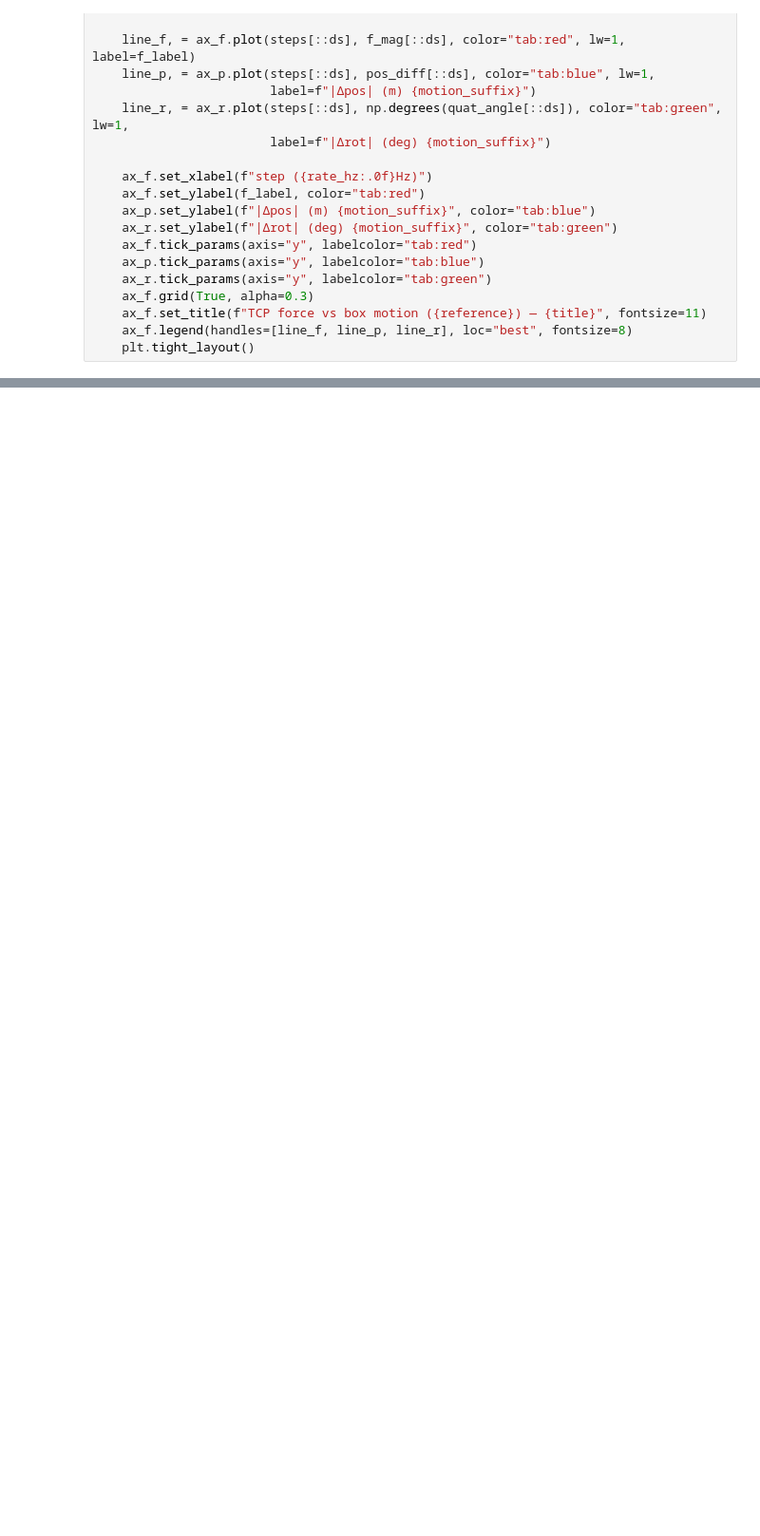
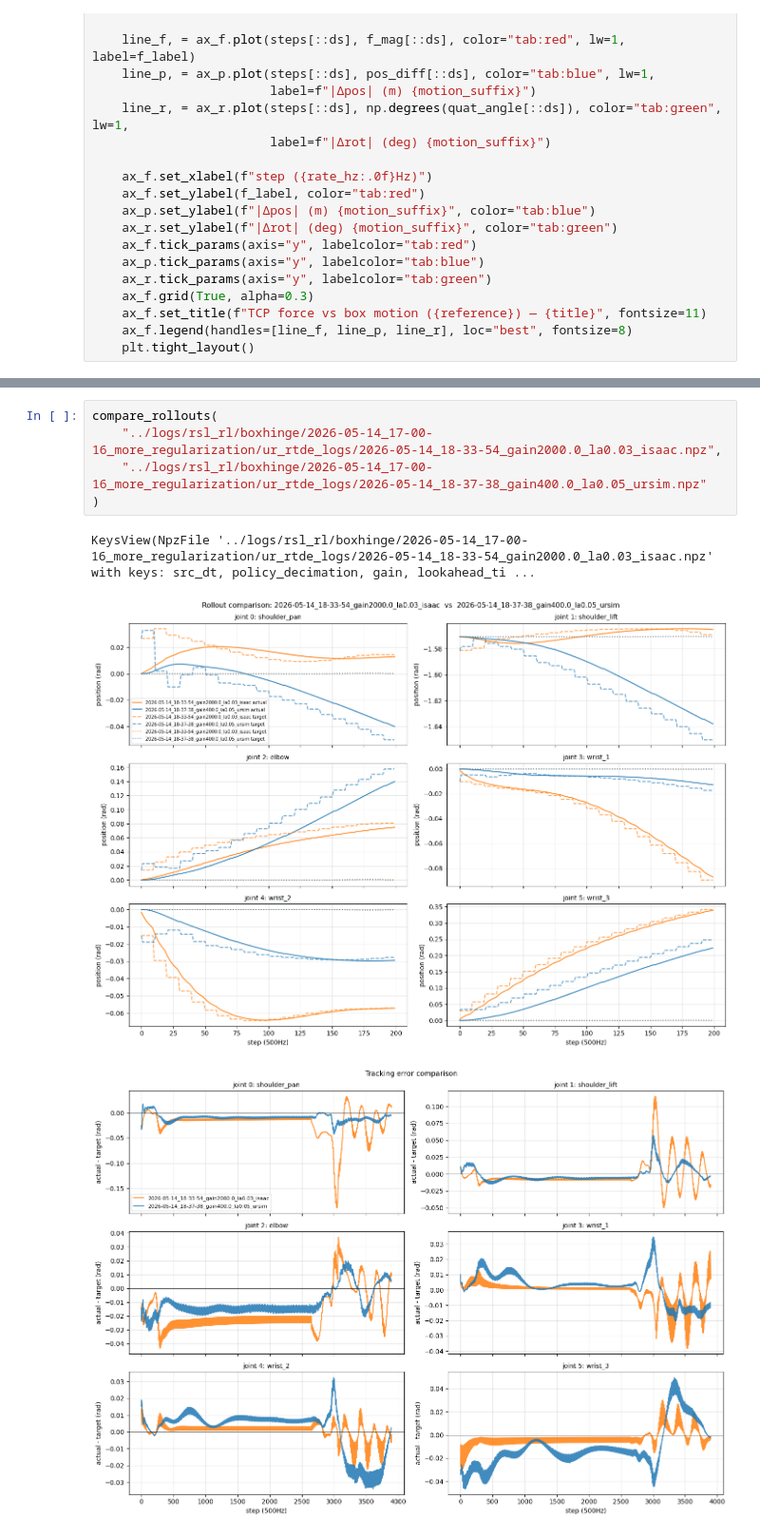
Before and after one commit to Arnibjarnst/BoxLift, a Jupyter notebook: notebooks/analyze_rollout.ipynb, the cells around one changed output, grey strips where cells are left out. Shown at 95% size. Cells and saved outputs as stored; diff of their text form; blank space fills up the shorter version.

```diff
--- a/notebooks/analyze_rollout.ipynb
+++ b/notebooks/analyze_rollout.ipynb
@@ -587 +613,10 @@ analyze("../logs/rsl_rl/boxhinge/2026-05-12_09-31-09/ur_rtde_logs/2026-05-12_10-
+# %%
+compare_rollouts(
+    "../logs/rsl_rl/boxhinge/2026-05-14_17-00-16_more_regularization/ur_rtde_logs/2026-05-14_18-33-54_gain2000.0_la0.03_isaac.npz",
+    "../logs/rsl_rl/boxhinge/2026-05-14_17-00-16_more_regularization/ur_rtde_logs/2026-05-14_18-37-38_gain400.0_la0.05_ursim.npz"
+)
+# %% [output]
+KeysView(NpzFile '../logs/rsl_rl/boxhinge/2026-05-14_17-00-16_more_regularization/ur_rtde_logs/2026-05-14_18-33-54_gain2000.0_la0.03_isaac.npz' with keys: src_dt, policy_decimation, gain, lookahead_ti ...
+[figure, added]
+[figure, added]
 # %%
```
Also changed, not shown: parts of 7 cells of this notebook.
